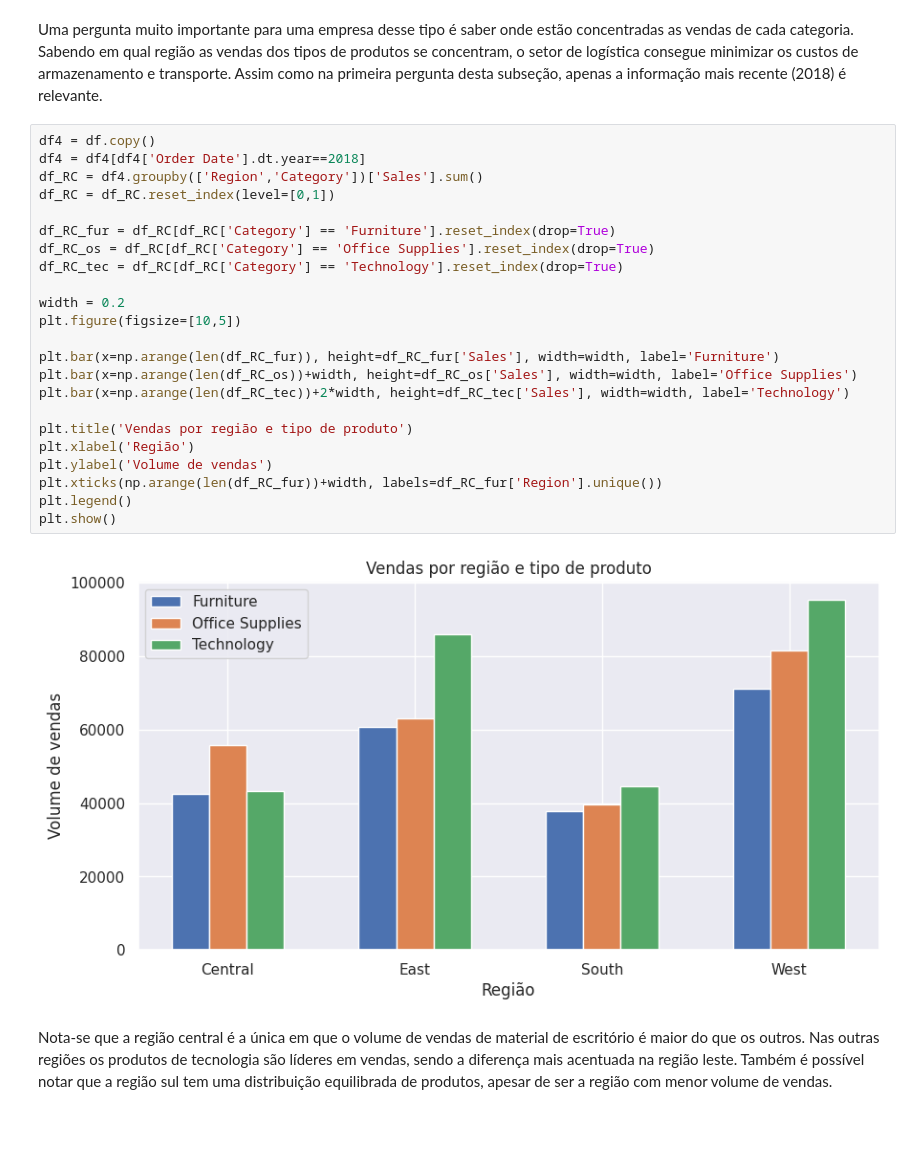
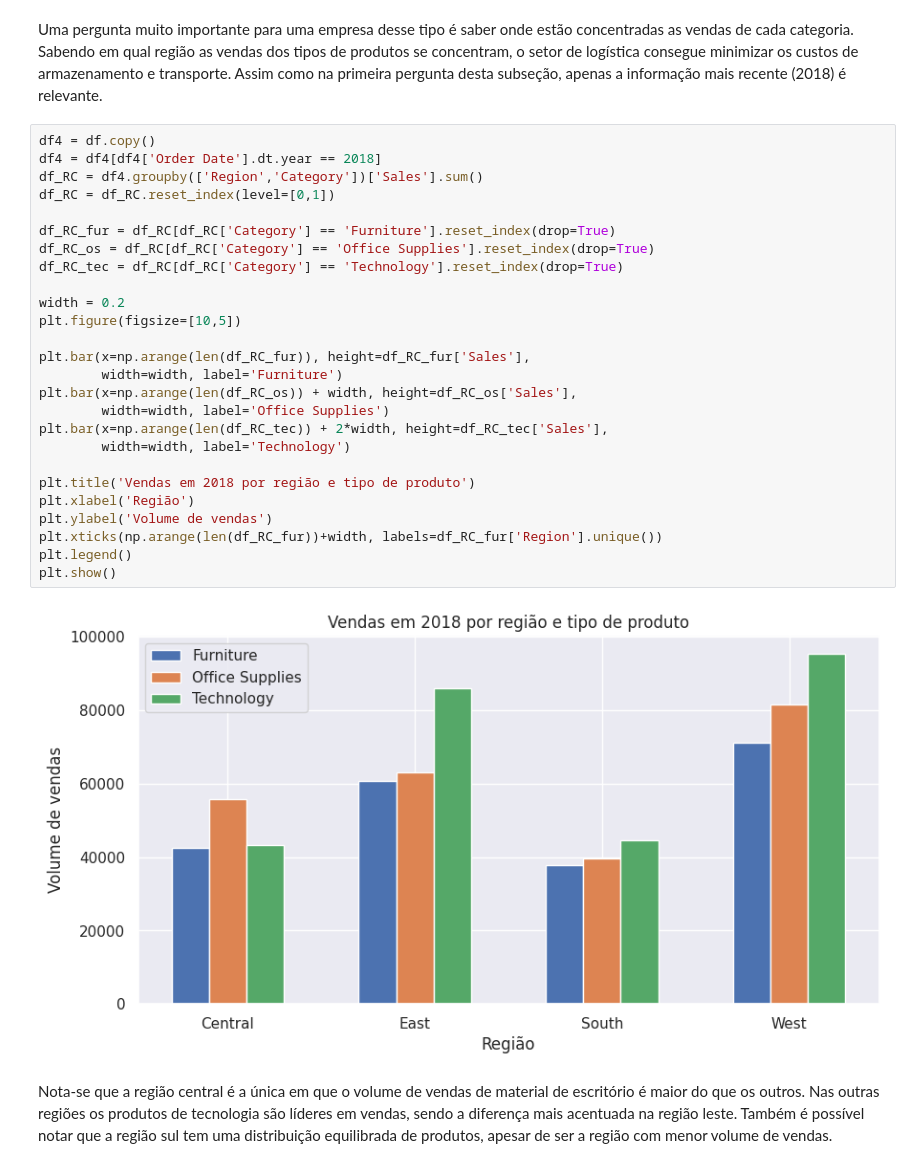
Before and after one commit to flaviohds/MVP_Vendas_Analise, a Jupyter notebook: analise_vendas.ipynb, the cells around one changed output. Saved outputs shown, nothing was run; the diff lists cells and outputs as text; blank space fills up the shorter version.

```diff
--- a/analise_vendas.ipynb
+++ b/analise_vendas.ipynb
@@ -1438,29 +1438,32 @@ Note que as mobílias vendidas pela empresa representam um percentual cada vez m
 Uma pergunta muito importante para uma empresa desse tipo é saber onde estão concentradas as vendas de cada categoria. Sabendo em qual região as vendas dos tipos de produtos se concentram, o setor de logística consegue minimizar os custos de armazenamento e transporte. Assim como na primeira pergunta desta subseção, apenas a informação mais recente (2018) é relevante.
 # %%
 df4 = df.copy()
-df4 = df4[df4['Order Date'].dt.year==2018]
+df4 = df4[df4['Order Date'].dt.year == 2018]
 df_RC = df4.groupby(['Region','Category'])['Sales'].sum()
 df_RC = df_RC.reset_index(level=[0,1])
 
 df_RC_fur = df_RC[df_RC['Category'] == 'Furniture'].reset_index(drop=True)
 df_RC_os = df_RC[df_RC['Category'] == 'Office Supplies'].reset_index(drop=True)
 df_RC_tec = df_RC[df_RC['Category'] == 'Technology'].reset_index(drop=True)
 
 width = 0.2
 plt.figure(figsize=[10,5])
 
-plt.bar(x=np.arange(len(df_RC_fur)), height=df_RC_fur['Sales'], width=width, label='Furniture')
-plt.bar(x=np.arange(len(df_RC_os))+width, height=df_RC_os['Sales'], width=width, label='Office Supplies')
-plt.bar(x=np.arange(len(df_RC_tec))+2*width, height=df_RC_tec['Sales'], width=width, label='Technology')
+plt.bar(x=np.arange(len(df_RC_fur)), height=df_RC_fur['Sales'],
+        width=width, label='Furniture')
+plt.bar(x=np.arange(len(df_RC_os)) + width, height=df_RC_os['Sales'],
+        width=width, label='Office Supplies')
+plt.bar(x=np.arange(len(df_RC_tec)) + 2*width, height=df_RC_tec['Sales'],
+        width=width, label='Technology')
 
-plt.title('Vendas por região e tipo de produto')
+plt.title('Vendas em 2018 por região e tipo de produto')
 plt.xlabel('Região')
 plt.ylabel('Volume de vendas')
 plt.xticks(np.arange(len(df_RC_fur))+width, labels=df_RC_fur['Region'].unique())
 plt.legend()
 plt.show()
 # %% [output]
-[figure, old version]
+[figure, new version]
 # %% [markdown]
 Nota-se que a região central é a única em que o volume de vendas de material de escritório é maior do que os outros. Nas outras regiões os produtos de tecnologia são líderes em vendas, sendo a diferença mais acentuada na região leste. Também é possível notar que a região sul tem uma distribuição equilibrada de produtos, apesar de ser a região com menor volume de vendas.
 # %% [markdown]
```
Also changed, not shown: parts of 5 cells of this notebook.
